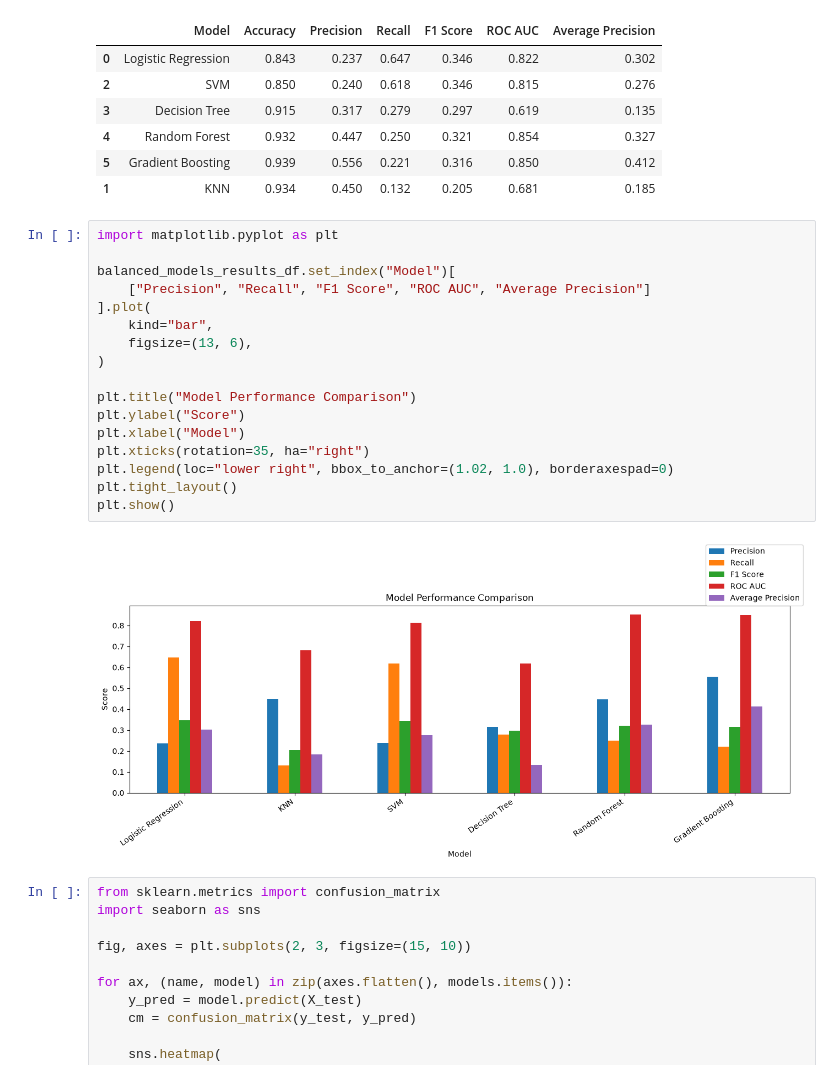
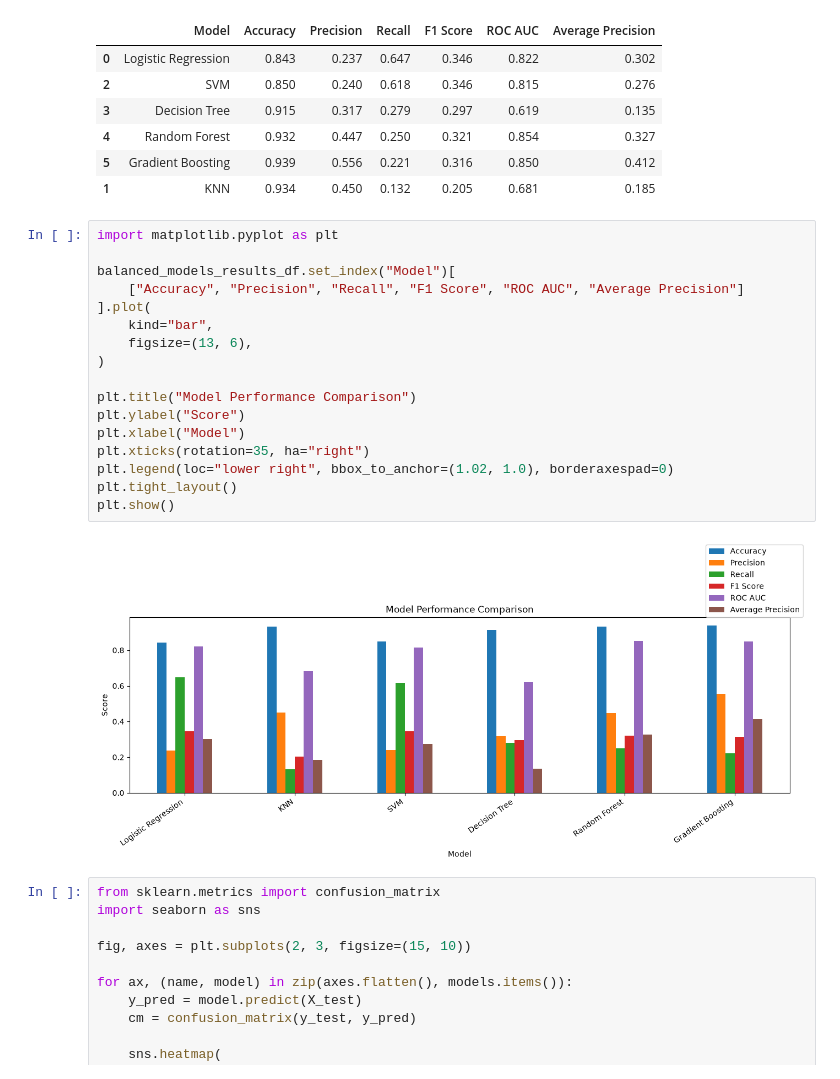
Before and after one commit to eoagyen/diabetes_risk_prediction, a Jupyter notebook: notebooks/modelling.ipynb, the cells around one changed output. Cells and saved outputs as stored; diff of their text form.

```diff
--- a/notebooks/modelling.ipynb
+++ b/notebooks/modelling.ipynb
@@ -284,22 +285,22 @@ balanced_models_results_df.sort_values(
 # %%
 import matplotlib.pyplot as plt
 
 balanced_models_results_df.set_index("Model")[
-    ["Precision", "Recall", "F1 Score", "ROC AUC", "Average Precision"]
+    ["Accuracy", "Precision", "Recall", "F1 Score", "ROC AUC", "Average Precision"]
 ].plot(
     kind="bar",
     figsize=(13, 6),
 )
 
 plt.title("Model Performance Comparison")
 plt.ylabel("Score")
 plt.xlabel("Model")
 plt.xticks(rotation=35, ha="right")
 plt.legend(loc="lower right", bbox_to_anchor=(1.02, 1.0), borderaxespad=0)
 plt.tight_layout()
 plt.show()
 # %% [output]
-[figure, old version]
+[figure, new version]
 # %%
 from sklearn.metrics import confusion_matrix
 import seaborn as sns
```
Also changed, not shown: parts of 21 cells of this notebook, 1 other file.
